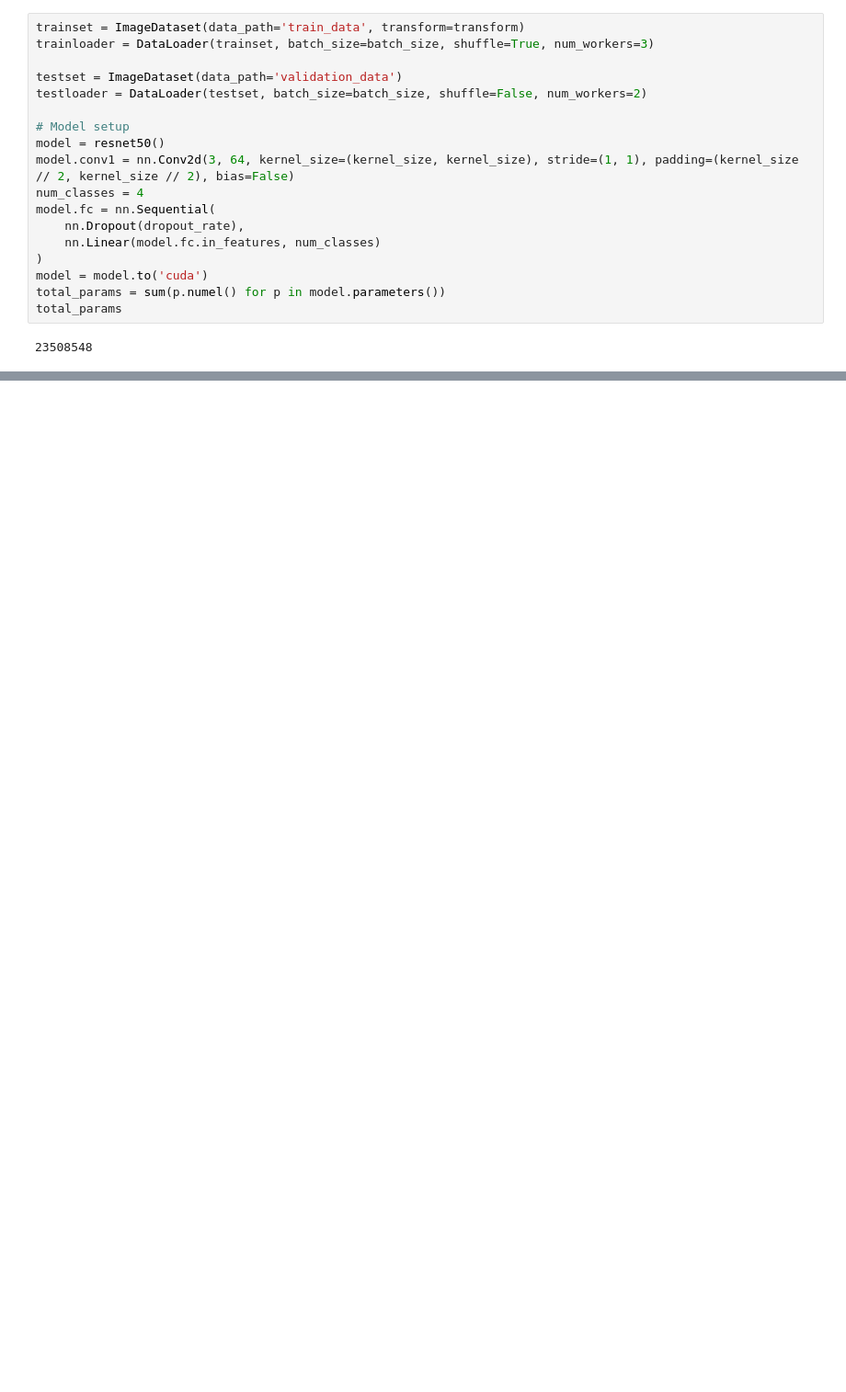
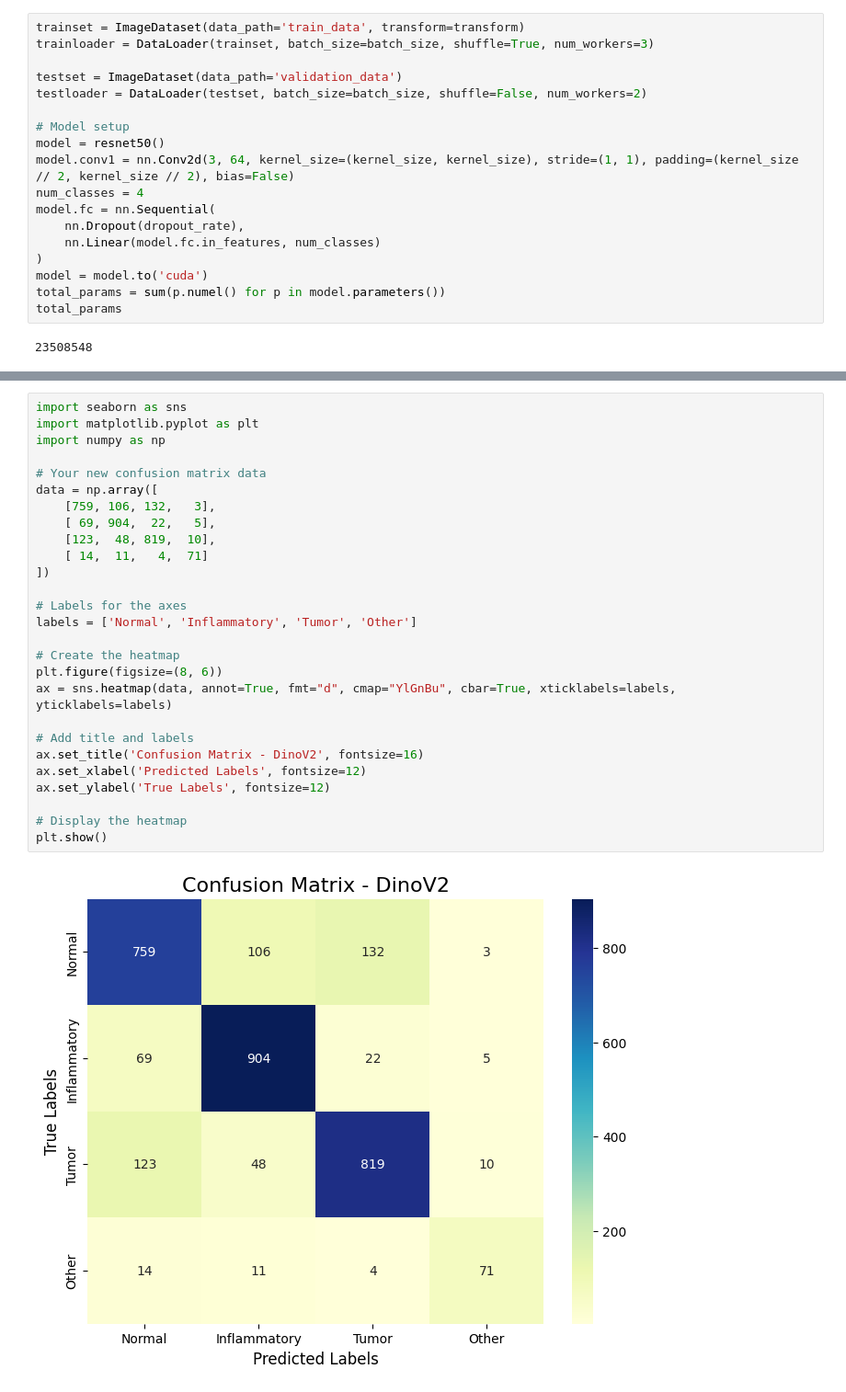
Before and after one commit to adamsoja1/image_cell_classification, a Jupyter notebook: resnet50 final.ipynb, the cells around one changed output, grey strips where cells are left out. Shown at 92% size. Saved outputs shown, nothing was run; the diff lists cells and outputs as text; blank space fills up the shorter version.

```diff
--- a/resnet50 final.ipynb
+++ b/resnet50 final.ipynb
@@ -377,0 +394,29 @@ test_report(my_model.to('cpu'), dataloader)
+# %%
+import seaborn as sns
+import matplotlib.pyplot as plt
+import numpy as np
+
+# Your new confusion matrix data
+data = np.array([
+    [759, 106, 132,   3],
+    [ 69, 904,  22,   5],
+    [123,  48, 819,  10],
+    [ 14,  11,   4,  71]
+])
+
+# Labels for the axes
+labels = ['Normal', 'Inflammatory', 'Tumor', 'Other']
+
+# Create the heatmap
+plt.figure(figsize=(8, 6))
+ax = sns.heatmap(data, annot=True, fmt="d", cmap="YlGnBu", cbar=True, xticklabels=labels, yticklabels=labels)
+
+# Add title and labels
+ax.set_title('Confusion Matrix - DinoV2', fontsize=16)
+ax.set_xlabel('Predicted Labels', fontsize=12)
+ax.set_ylabel('True Labels', fontsize=12)
+
+# Display the heatmap
+plt.show()
+# %% [output]
+[figure, added]
```
Also changed, not shown: parts of 4 cells of this notebook, 2 other files.
